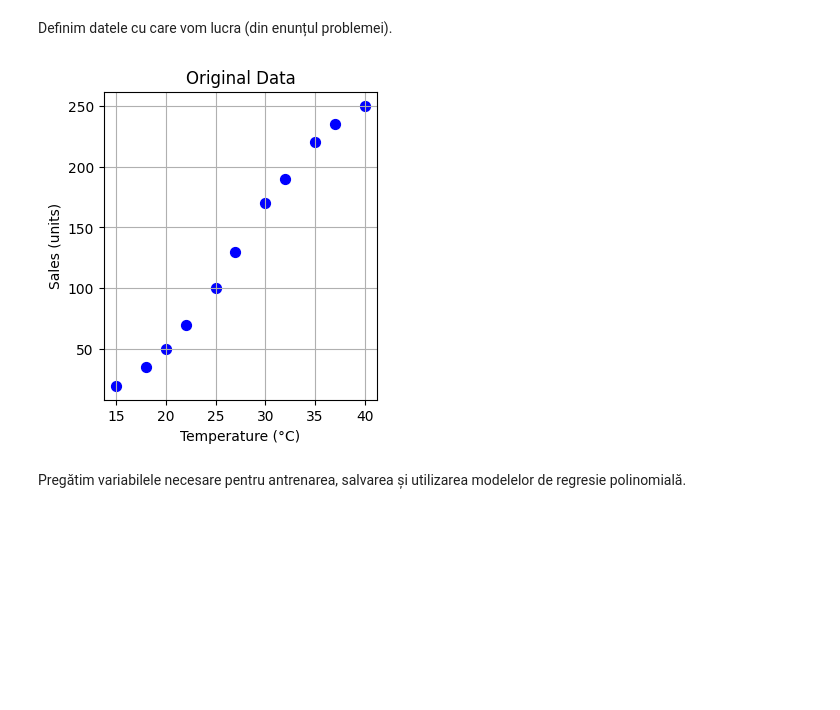
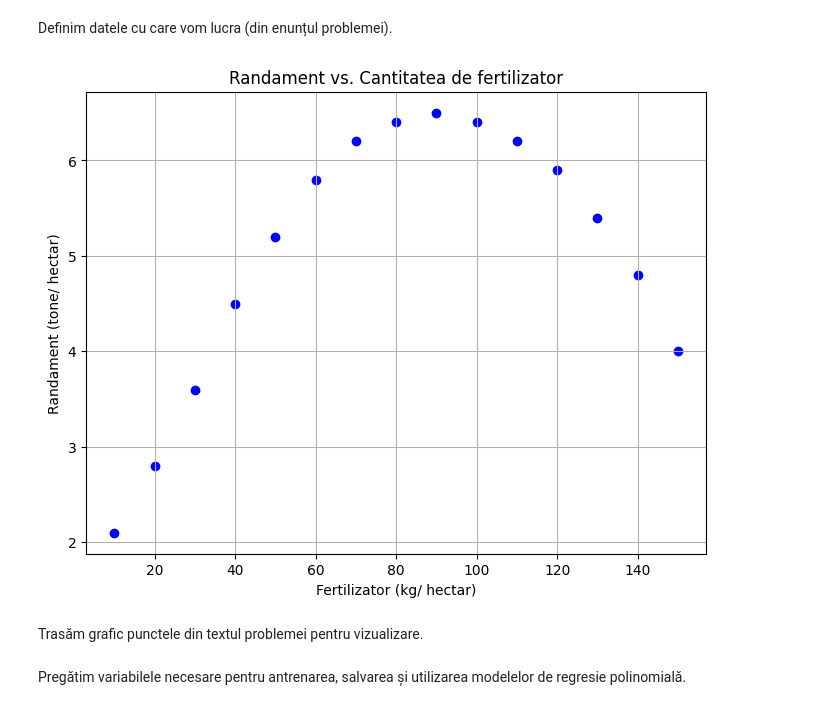
Before and after one commit to IonelaCira/pythonCandyCrush1, a Jupyter notebook: Lab2/regressions_naive_bayes_explained.ipynb, the cells around one changed output. Saved outputs shown, nothing was run; the diff lists cells and outputs as text; code cells hidden in the pictures; blank space fills up the shorter version.

```diff
--- a/Lab2/regressions_naive_bayes_explained.ipynb
+++ b/Lab2/regressions_naive_bayes_explained.ipynb
@@ -33,18 +35,28 @@ from sklearn.preprocessing import PolynomialFeatures  # pentru diferitele grade
 # %% [markdown]
 Definim datele cu care vom lucra (din enunțul problemei).
 # %%
-temperature = np.array([15, 18, 20, 22, 25, 27, 30, 32, 35, 37, 40]).reshape(-1, 1)  # temperaturile
-sales = np.array([20, 35, 50, 70, 100, 130, 170, 190, 220, 235, 250])  # unitățile vândute
+fertilizator = [10, 20, 30, 40, 50, 60, 70, 80, 90, 100, 110, 120, 130, 140, 150]
+randament = [2.1, 2.8, 3.6, 4.5, 5.2, 5.8, 6.2, 6.4, 6.5, 6.4, 6.2, 5.9, 5.4, 4.8, 4.0]
+# %%
+plt.figure(figsize=(8, 6))
+plt.scatter(fertilizator, randament, color='blue')
+plt.xlabel("Fertilizator (kg/ hectar)")
+plt.ylabel("Randament (tone/ hectar)")
+plt.title("Randament vs. Cantitatea de fertilizator")
+plt.grid(True)
+plt.show()
+# %% [output]
+[figure, added]
+# %% [markdown]
+Trasăm grafic punctele din textul problemei pentru vizualizare.
 # %%
 plt.figure(figsize=(12, 4))
 plt.subplot(1, 3, 1)
-plt.scatter(temperature, sales, color="blue", s=50)
-plt.xlabel("Temperature (°C)")
-plt.ylabel("Sales (units)")
+plt.scatter(fertilizator, randament, color="blue", s=50)
+plt.xlabel("Fertilizator (kg/ hectar)")
+plt.ylabel("Randament (tone/ hectar)")
 plt.title("Original Data")
 plt.grid(True)
-# %% [output]
-[figure, removed]
 # %% [markdown]
 Pregătim variabilele necesare pentru antrenarea, salvarea și utilizarea modelelor de regresie polinomială.
 # %%
```
Also changed, not shown: parts of 30 cells of this notebook.
